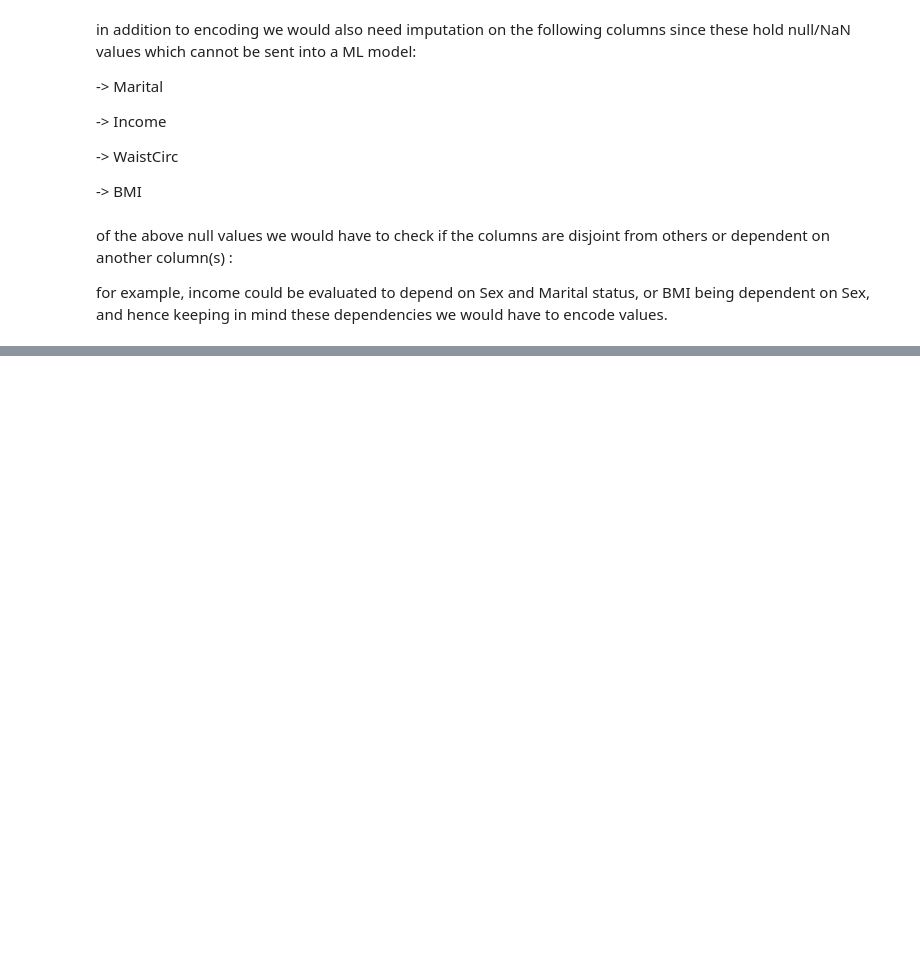
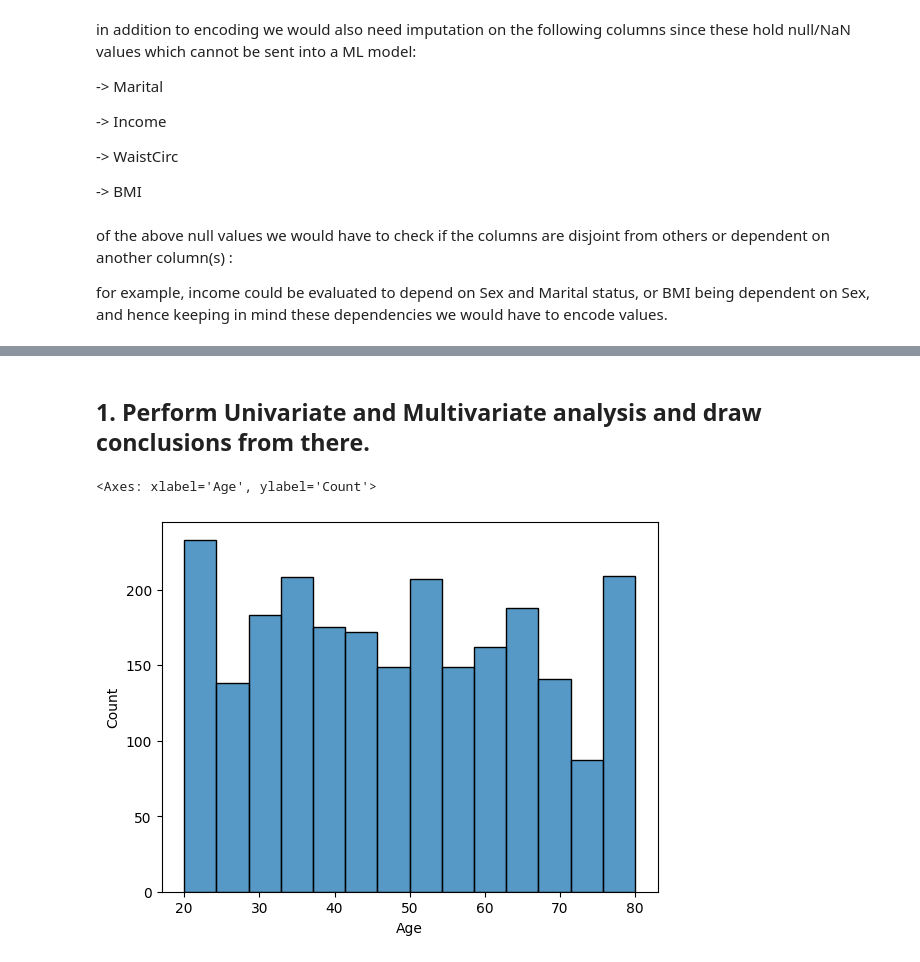
Before and after one commit to SrijanShovit/HealthLearning, a Jupyter notebook: Metabolic Syndrome Prediction/metabolic_syndrome_predict.ipynb, the cells around one changed output, grey strips where cells are left out. Saved outputs shown, nothing was run; the diff lists cells and outputs as text; code cells hidden in the pictures; blank space fills up the shorter version.

```diff
--- a/Metabolic Syndrome Prediction/metabolic_syndrome_predict.ipynb
+++ b/Metabolic Syndrome Prediction/metabolic_syndrome_predict.ipynb
@@ -220,0 +234,2 @@ for example, income could be evaluated to depend on Sex and Marital status, or B
+# %% [markdown]
+## 1. Perform Univariate and Multivariate analysis and draw conclusions from there.
@@ -220,0 +238,5 @@ for example, income could be evaluated to depend on Sex and Marital status, or B
+# %%
+sns.histplot(df['Age']) # histogram plot for Age-count
+# %% [output]
+<Axes: xlabel='Age', ylabel='Count'>
+[figure, added]
```
Also changed, not shown: parts of 87 cells of this notebook.
